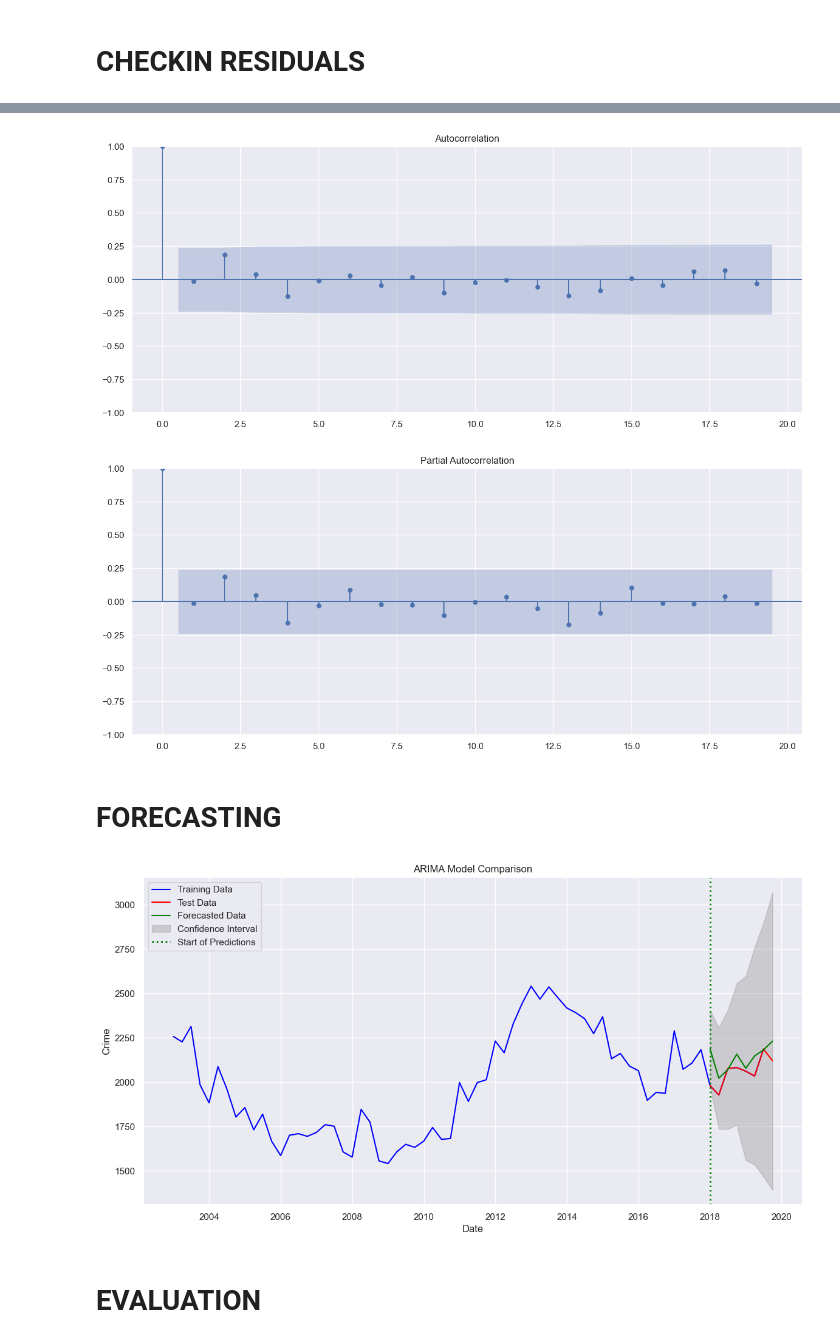
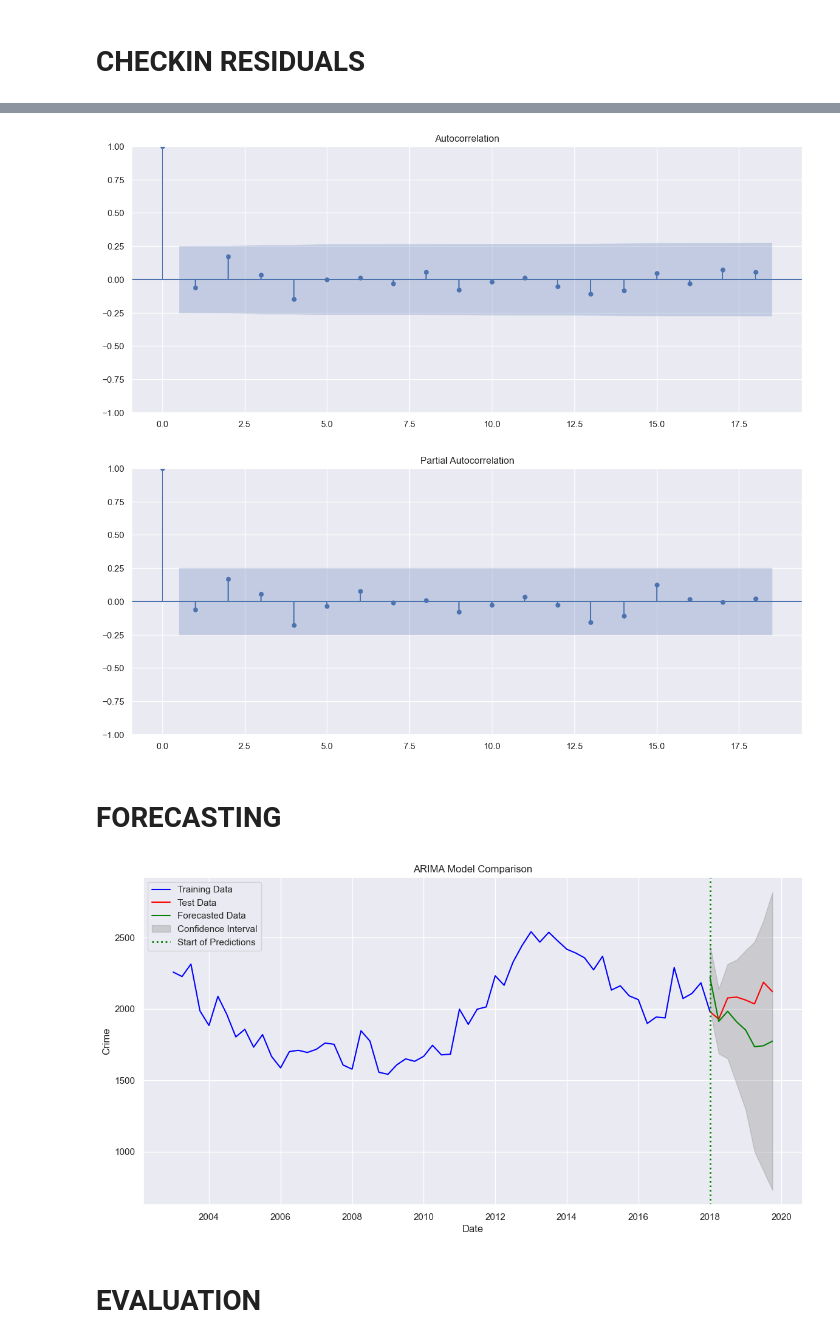
Before and after one commit to caio-moliveira/crime-prediction-using-forecasting-models, a Jupyter notebook: Capstone Project.ipynb, the cells around one changed output, grey strips where cells are left out. Cells and saved outputs as stored; diff of their text form; code cells hidden in the pictures.

```diff
--- a/Capstone Project.ipynb
+++ b/Capstone Project.ipynb
@@ -372,6 +372,6 @@ plt.show()
 # %% [markdown]
 # START TRAINING
 # %%
-train = theft_from_person_data['Crime'].loc['2003-01-01': '2017-10-01']
+train = theft_from_person_data['Crime'].loc['2003-01-01': '2018-01-01']
 test = theft_from_person_data['Crime'].loc['2018-01-01':'2019-10-01']
 theft_from_person_data = theft_from_person_data.loc['2003-01-01':'2019-10-01']
@@ -542,7 +595,7 @@ acf_res = plot_acf(residuals)
 
 pacf_res = plot_pacf(residuals)
 # %% [output]
-[figure, old version]
+[figure, new version]
-[figure, old version]
+[figure, new version]
 # %% [markdown]
 # FORECASTING
@@ -554,30 +602,35 @@ predicted_values = forecast.predicted_mean
+# %%
+# Forecast the same number of steps as in the test set
+forecast = model_fit.get_prediction(start=test.index[0], end=test.index[-1], dynamic=False)
+predicted_values = forecast.predicted_mean
+ci_arima = forecast.conf_int()
 # %%
 plt.figure(figsize=(14, 7))  # Adjusting figure size to match the first plot
 
 
 # Plotting training data
 plt.plot(train, label='Training Data', color='blue')
 # Plotting test data
 plt.plot(test.index, test, label='Test Data', color='red')
 
 # Plotting forecasted data
 plt.plot(test.index, predicted_values, label='Forecasted Data', color='green')
 
 # Adding confidence interval
-plt.fill_between(test.index, forecast.conf_int().iloc[:, 0], forecast.conf_int().iloc[:, 1], color='gray', alpha=0.3, label='Confidence Interval')
+plt.fill_between(ci_arima.index, ci_arima.iloc[:, 0], ci_arima.iloc[:, 1], color='gray', alpha=0.3, label='Confidence Interval')
 
 # adding a line where the model starts
 plt.axvline(x=test.index[0], color='green', linestyle=':', linewidth=2, label='Start of Predictions')
 
 # Adding titles and labels similar to the first plot
 plt.title('ARIMA Model Comparison')
 plt.xlabel('Date')
 plt.ylabel('Crime')  # Adjust label according to the data context
 plt.legend()
 plt.grid(True)  # Enabling grid for better visualization
 plt.show()
 # %% [output]
-[figure, old version]
+[figure, new version]
 # %% [markdown]
 # EVALUATION
 # %%
```
Also changed, not shown: parts of 21 cells of this notebook.
